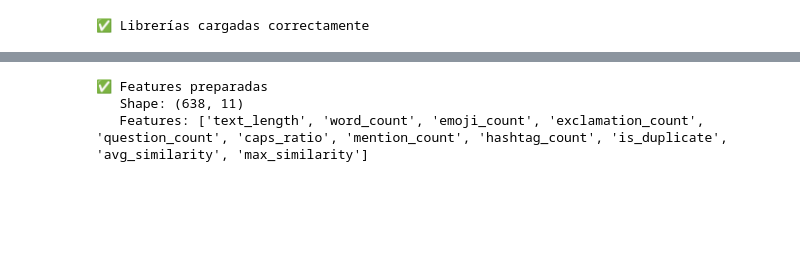
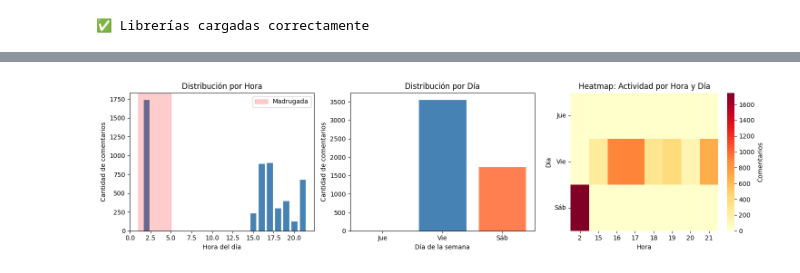
Before and after one commit to soyHouston256/tiktokscraping, a Jupyter notebook: notebooks/botsDetector_2.ipynb, the cells around one changed output, grey strips where cells are left out. Saved outputs shown, nothing was run; the diff lists cells and outputs as text; code cells hidden in the pictures; blank space fills up the shorter version.

```diff
--- a/notebooks/botsDetector_2.ipynb
+++ b/notebooks/botsDetector_2.ipynb
@@ -267,32 +274,46 @@ Aísla observaciones seleccionando aleatoriamente una feature y un valor de cort
-# %%
-# === PREPARAR FEATURES PARA LOS MODELOS ===
-
-# Seleccionar features numéricas para el modelo
-feature_columns = [
-    'text_length',
-    'word_count',
-    'emoji_count',
-    'exclamation_count',
-    'question_count',
-    'caps_ratio',
-    'mention_count',
-    'hashtag_count',
-    'is_duplicate',
-    'avg_similarity',
-    'max_similarity'
-]
-
-# Crear matriz de features
-X = df[feature_columns].fillna(0).values
-
-# Escalar features (importante para DBSCAN)
-scaler = StandardScaler()
-X_scaled = scaler.fit_transform(X)
-
-print(f"✅ Features preparadas")
-print(f"   Shape: {X_scaled.shape}")
-print(f"   Features: {feature_columns}")
-# %% [output]
-✅ Features preparadas
-   Shape: (638, 11)
-   Features: ['text_length', 'word_count', 'emoji_count', 'exclamation_count', 'question_count', 'caps_ratio', 'mention_count', 'hashtag_count', 'is_duplicate', 'avg_similarity', 'max_similarity']
+# %%
+# === VISUALIZACIÓN TEMPORAL ===
+
+fig, axes = plt.subplots(1, 3, figsize=(15, 4))
+
+# Solo usar datos con timestamps válidos
+df_valid = df[valid_time_mask].copy()
+
+if len(df_valid) > 0:
+    # 1. Distribución por hora
+    hour_counts = df_valid['hour'].value_counts().sort_index()
+    axes[0].bar(hour_counts.index, hour_counts.values, color='steelblue', edgecolor='white')
+    axes[0].set_xlabel('Hora del día')
+    axes[0].set_ylabel('Cantidad de comentarios')
+    axes[0].set_title('Distribución por Hora')
+    axes[0].axvspan(1, 5, alpha=0.2, color='red', label='Madrugada')
+    axes[0].legend()
+
+    # 2. Distribución por día de semana
+    day_names_full = ['Lun', 'Mar', 'Mié', 'Jue', 'Vie', 'Sáb', 'Dom']
+    day_counts = df_valid['day_of_week'].value_counts().sort_index()
+    # Usar colores según el día (laboral=azul, finde=coral)
+    bar_colors = ['coral' if d >= 5 else 'steelblue' for d in day_counts.index]
+    axes[1].bar(day_counts.index, day_counts.values, color=bar_colors, edgecolor='white')
+    axes[1].set_xticks(day_counts.index)
+    axes[1].set_xticklabels([day_names_full[d] for d in day_counts.index])
+    axes[1].set_xlabel('Día de la semana')
+    axes[1].set_ylabel('Cantidad de comentarios')
+    axes[1].set_title('Distribución por Día')
+
+    # 3. Heatmap hora vs día
+    heatmap_data = df_valid.groupby(['day_of_week', 'hour']).size().unstack(fill_value=0)
+    sns.heatmap(heatmap_data, cmap='YlOrRd', ax=axes[2], cbar_kws={'label': 'Comentarios'})
+    # Usar solo los días que existen en los datos
+    axes[2].set_yticklabels([day_names_full[d] for d in heatmap_data.index], rotation=0)
+    axes[2].set_xlabel('Hora')
+    axes[2].set_ylabel('Día')
+    axes[2].set_title('Heatmap: Actividad por Hora y Día')
+else:
+    for ax in axes:
+        ax.text(0.5, 0.5, 'Sin timestamps válidos', ha='center', va='center', transform=ax.transAxes)
+
+plt.tight_layout()
+plt.show()
+# %% [output]
+[figure, added]
```
Also changed, not shown: parts of 32 cells of this notebook, 1 other file.
